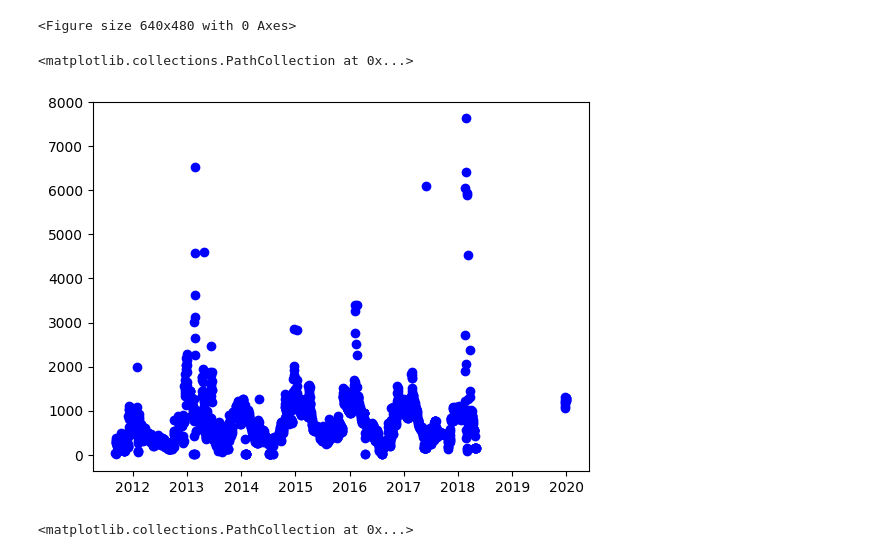
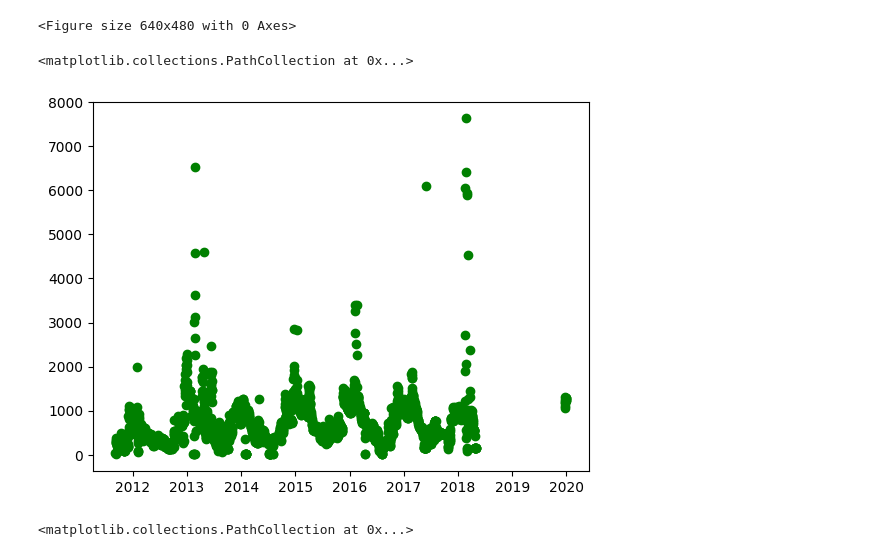
Before and after one commit to Larissa0403/ENS410064, a Jupyter notebook: nitrato código certo.ipynb, the cells around one changed output. Cells and saved outputs as stored; diff of their text form; code cells hidden in the pictures.

```diff
--- a/nitrato código certo.ipynb
+++ b/nitrato código certo.ipynb
@@ -109,9 +109,8 @@ plt.figure()
 <Figure size 640x480 with 0 Axes>
 <Figure size 640x480 with 0 Axes>
 # %%
-plt.scatter(datas, valores, label='NO3-N_ugL_YRZ', color='green
-', marker='o')
+plt.scatter(datas, valores, label='NO3-N_ugL_YRZ', color='green', marker='o')
 # %% [output]
 <matplotlib.collections.PathCollection at 0x...>
-[figure, old version]
+[figure, new version]
 # %%
```
Also changed, not shown: parts of 1 cell of this notebook.
